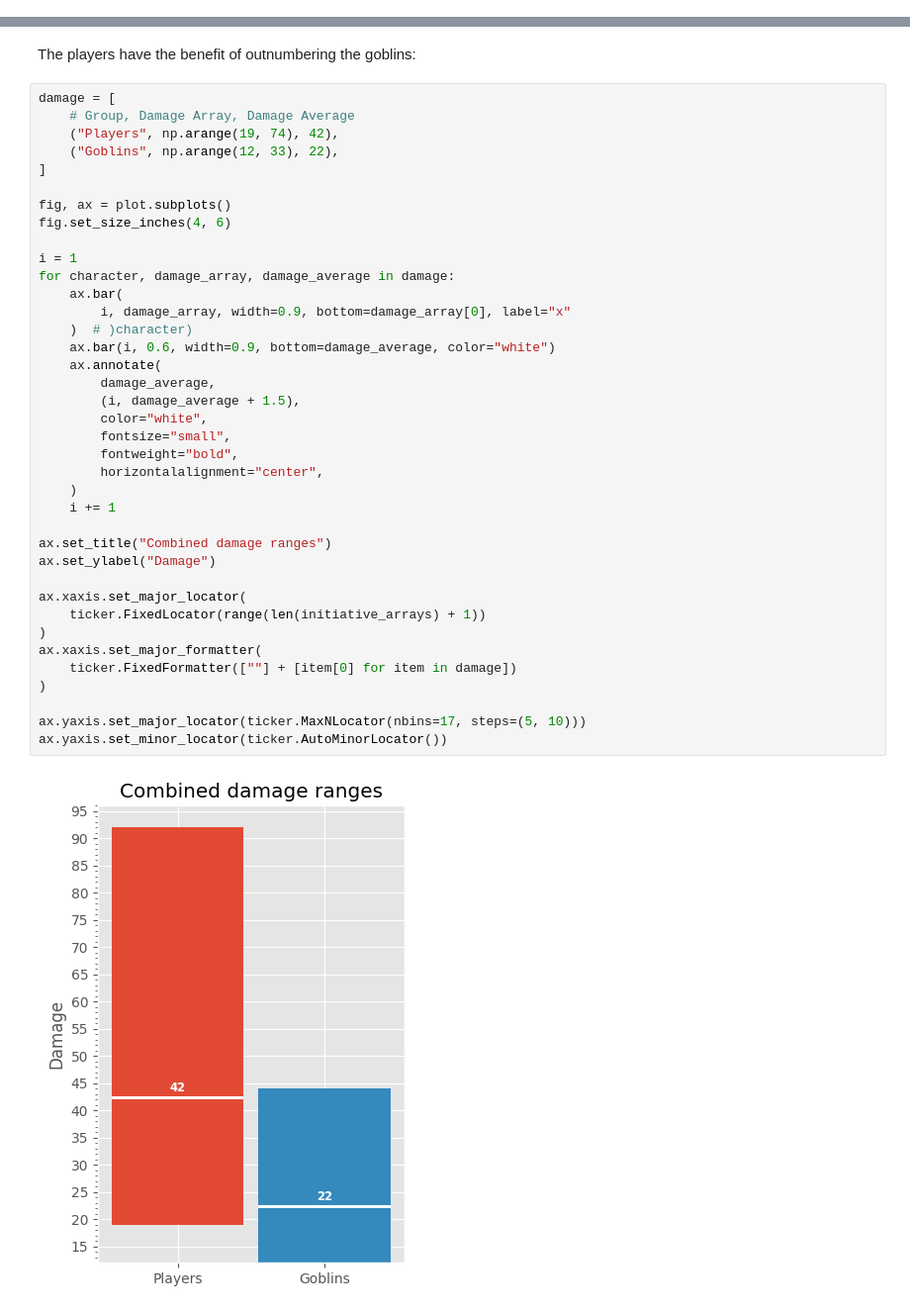
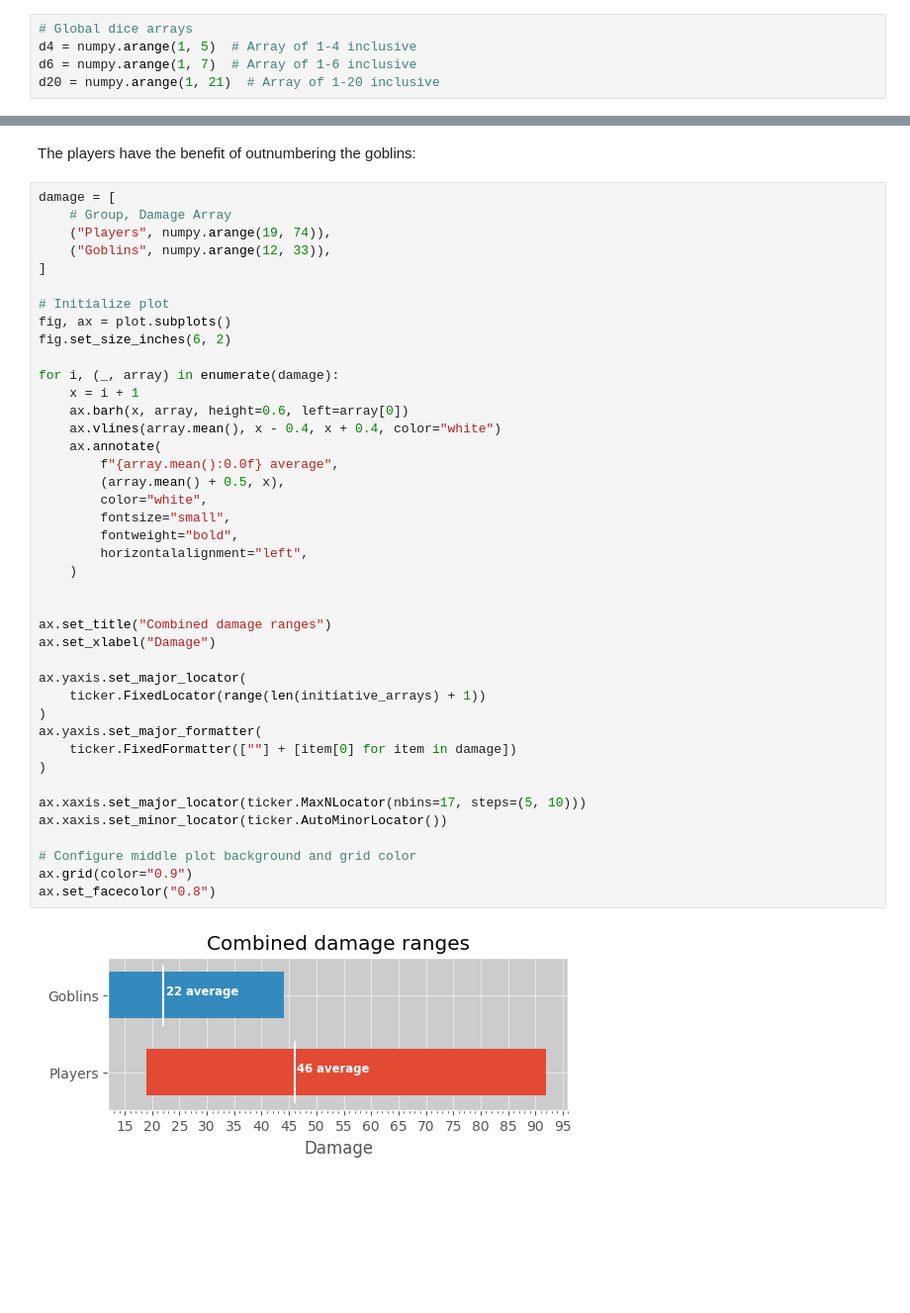
Before and after one commit to TimidRobot/dnd_probabilities, a Jupyter notebook: phandelver_probabilities.ipynb, the cells around one changed output, grey strips where cells are left out. Shown at 99% size. Cells and saved outputs as stored; diff of their text form; blank space fills up the shorter version.

```diff
--- a/phandelver_probabilities.ipynb
+++ b/phandelver_probabilities.ipynb
@@ -114,0 +48,5 @@ plot_success_chance()
+# %%
+# Global dice arrays
+d4 = numpy.arange(1, 5)  # Array of 1-4 inclusive
+d6 = numpy.arange(1, 7)  # Array of 1-6 inclusive
+d20 = numpy.arange(1, 21)  # Array of 1-20 inclusive
@@ -465,44 +563,47 @@ ax.yaxis.set_minor_locator(ticker.AutoMinorLocator())
 The players have the benefit of outnumbering the goblins:
 # %%
 damage = [
-    # Group, Damage Array, Damage Average
-    ("Players", np.arange(19, 74), 42),
-    ("Goblins", np.arange(12, 33), 22),
+    # Group, Damage Array
+    ("Players", numpy.arange(19, 74)),
+    ("Goblins", numpy.arange(12, 33)),
 ]
 
+# Initialize plot
 fig, ax = plot.subplots()
-fig.set_size_inches(4, 6)
+fig.set_size_inches(6, 2)
 
-i = 1
-for character, damage_array, damage_average in damage:
-    ax.bar(
-        i, damage_array, width=0.9, bottom=damage_array[0], label="x"
-    )  # )character)
-    ax.bar(i, 0.6, width=0.9, bottom=damage_average, color="white")
+for i, (_, array) in enumerate(damage):
+    x = i + 1
+    ax.barh(x, array, height=0.6, left=array[0])
+    ax.vlines(array.mean(), x - 0.4, x + 0.4, color="white")
     ax.annotate(
-        damage_average,
-        (i, damage_average + 1.5),
+        f"{array.mean():0.0f} average",
+        (array.mean() + 0.5, x),
         color="white",
         fontsize="small",
         fontweight="bold",
-        horizontalalignment="center",
+        horizontalalignment="left",
     )
-    i += 1
+
 
 ax.set_title("Combined damage ranges")
-ax.set_ylabel("Damage")
+ax.set_xlabel("Damage")
 
-ax.xaxis.set_major_locator(
+ax.yaxis.set_major_locator(
     ticker.FixedLocator(range(len(initiative_arrays) + 1))
 )
-ax.xaxis.set_major_formatter(
+ax.yaxis.set_major_formatter(
     ticker.FixedFormatter([""] + [item[0] for item in damage])
 )
 
-ax.yaxis.set_major_locator(ticker.MaxNLocator(nbins=17, steps=(5, 10)))
-ax.yaxis.set_minor_locator(ticker.AutoMinorLocator())
+ax.xaxis.set_major_locator(ticker.MaxNLocator(nbins=17, steps=(5, 10)))
+ax.xaxis.set_minor_locator(ticker.AutoMinorLocator())
+
+# Configure middle plot background and grid color
+ax.grid(color="0.9")
+ax.set_facecolor("0.8")
 # %% [output]
-[figure, old version]
+[figure, new version]
 # %% [markdown]
 ## Notes and References
 
```
Also changed, not shown: parts of 23 cells of this notebook.
